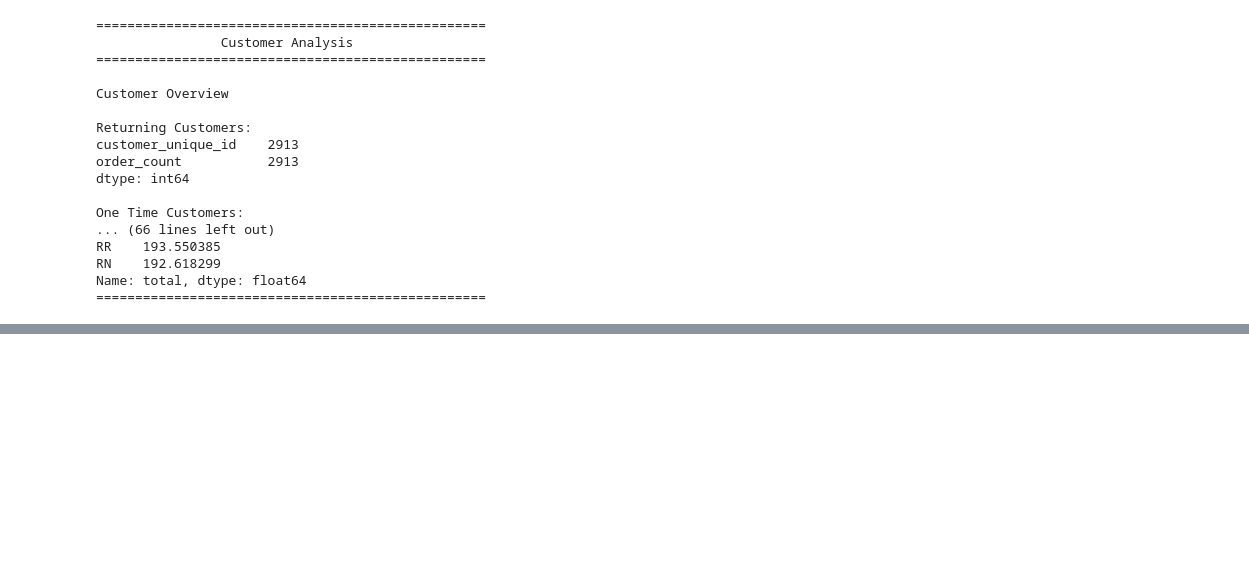
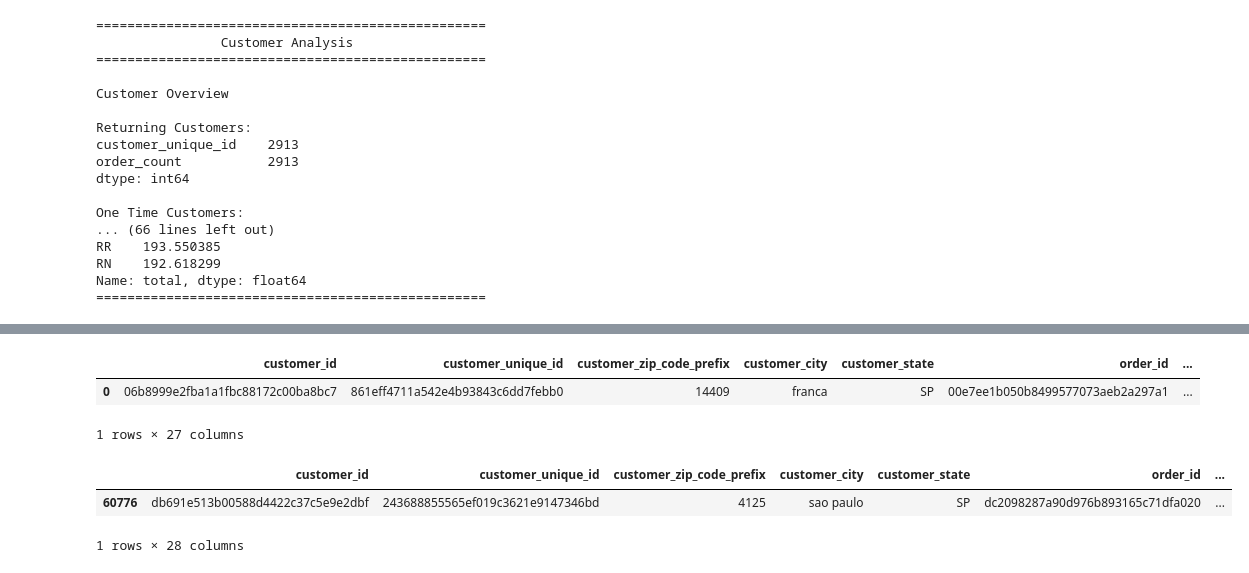
Before and after one commit to Rayyan-2205/ecommerce-sales-analytics, a Jupyter notebook: notebook/analysis.ipynb, the cells around one changed output, grey strips where cells are left out. Cells and saved outputs as stored; diff of their text form; code cells hidden in the pictures; blank space fills up the shorter version.

Commit message:
order analysis completed

```diff
--- a/notebook/analysis.ipynb
+++ b/notebook/analysis.ipynb
@@ -1322,0 +1338,14 @@ Name: total, dtype: float64
+# %%
+master_df['delivery_day'] = (master_df['order_delivered_customer_date'] - master_df['order_purchase_timestamp']).dt.days
+master_df.head(1)
+# %% [output]
+|  | customer_id | customer_unique_id | customer_zip_code_prefix | customer_city | customer_state | order_id | ... |
+| 0 | 06b8999e2fba1a1fbc88172c00ba8bc7 | 861eff4711a542e4b93843c6dd7febb0 | 14409 | franca | SP | 00e7ee1b050b8499577073aeb2a297a1 | ... |
+1 rows × 27 columns
+# %%
+master_df['month'] = master_df['order_purchase_timestamp'].dt.month_name()
+master_df.sample()
+# %% [output]
+|  | customer_id | customer_unique_id | customer_zip_code_prefix | customer_city | customer_state | order_id | ... |
+| 60776 | db691e513b00588d4422c37c5e9e2dbf | 243688855565ef019c3621e9147346bd | 4125 | sao paulo | SP | dc2098287a90d976b893165c71dfa020 | ... |
+1 rows × 28 columns
```
Also changed, not shown: parts of 3 cells of this notebook.
